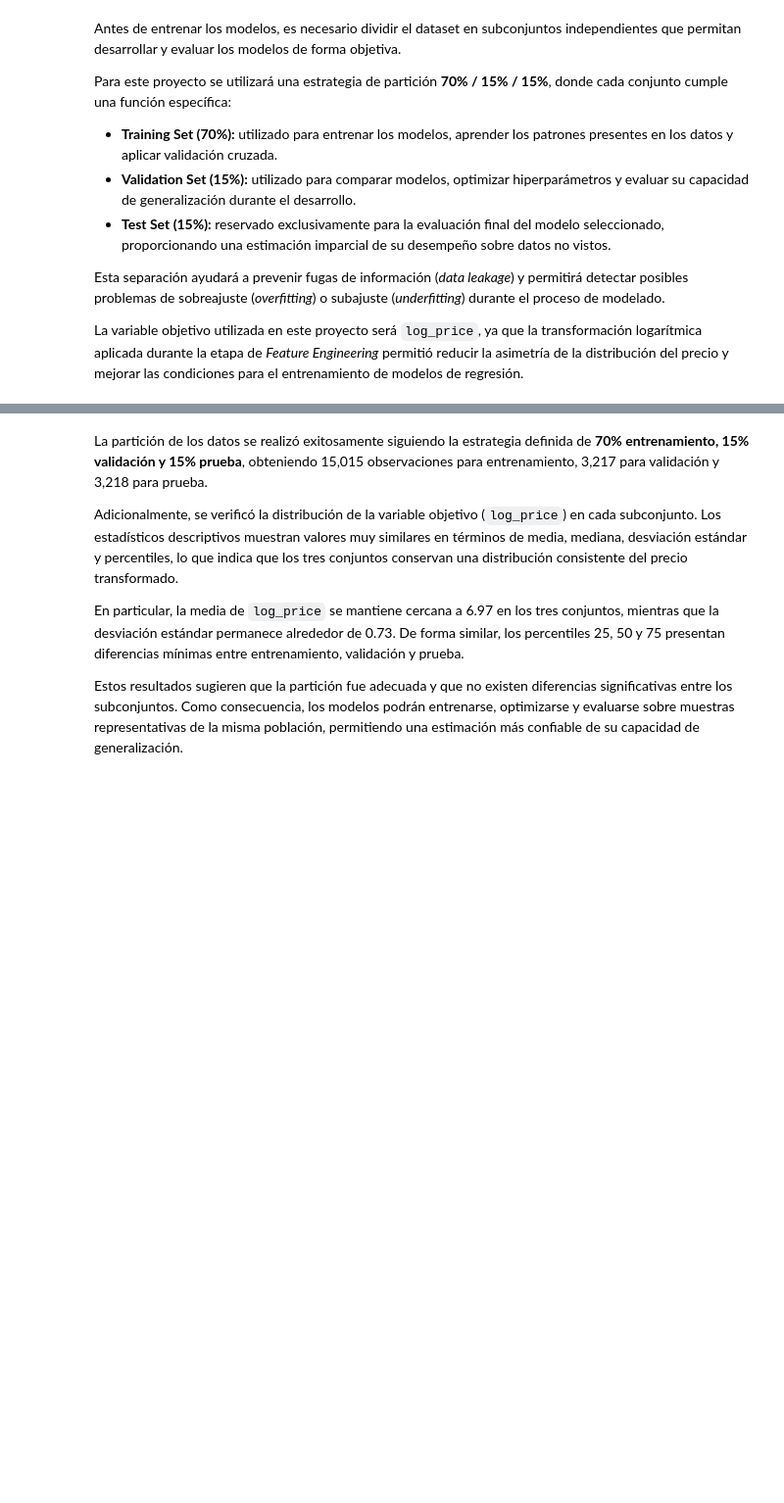
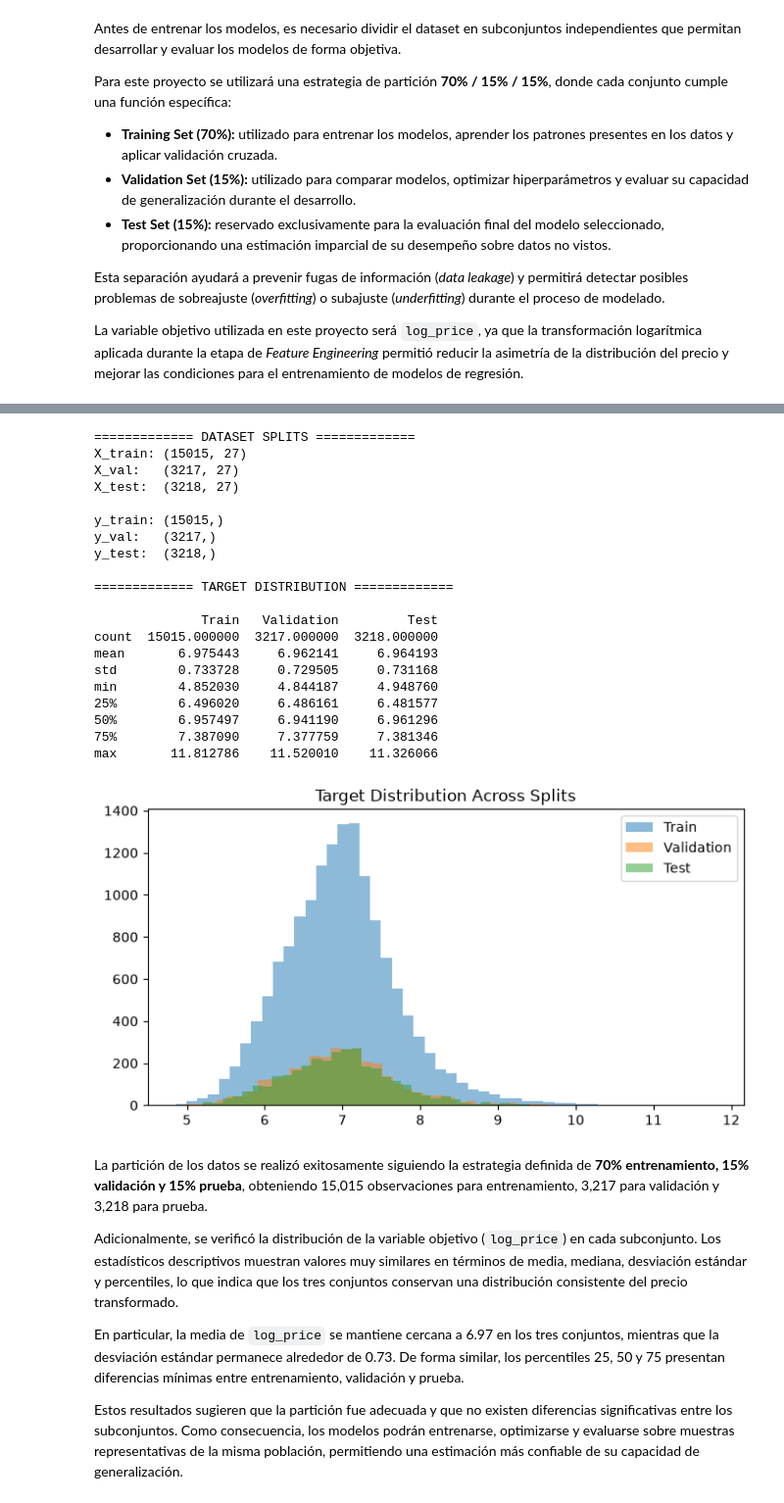
Before and after one commit to josue-rdgzcb/airbnb-price-prediction-mexico-city, a Jupyter notebook: notebooks/03_modeling.ipynb, the cells around one changed output, grey strips where cells are left out. Shown at 98% size. Saved outputs shown, nothing was run; the diff lists cells and outputs as text; code cells hidden in the pictures; blank space fills up the shorter version.

```diff
--- a/notebooks/03_modeling.ipynb
+++ b/notebooks/03_modeling.ipynb
@@ -184,3 +98,79 @@ max       11.812786    11.520010    11.326066
+# %%
+# TRAIN / VALIDATION / TEST SPLIT
+
+
+# Separate features and target
+X = df_model[MODEL_FEATURES]
+y = df_model["log_price"]
+
+# Split dataset into training, validation, and test sets
+X_train, X_val, X_test, y_train, y_val, y_test = split_data(
+    X,
+    y,
+    test_size=0.15,
+    validation_size=0.15,
+    random_state=42
+)
+
+# Validate dataset shapes
+print("============= DATASET SPLITS =============")
+
+print(f"X_train: {X_train.shape}")
+print(f"X_val:   {X_val.shape}")
+print(f"X_test:  {X_test.shape}")
+
+print()
+
+print(f"y_train: {y_train.shape}")
+print(f"y_val:   {y_val.shape}")
+print(f"y_test:  {y_test.shape}")
+
+
+# Validate target distributions
+print("\n============= TARGET DISTRIBUTION =============\n")
+
+# Combine distributions into one table
+summary = pd.concat([
+    y_train.describe().to_frame(name="Train"),
+    y_val.describe().to_frame(name="Validation"),
+    y_test.describe().to_frame(name="Test")
+], axis=1)
+
+print(summary)
+
+# Visualize distributions
+plt.figure(figsize=(8,4))
+
+plt.hist(y_train, bins=50, alpha=0.5, label="Train")
+plt.hist(y_val, bins=50, alpha=0.5, label="Validation")
+plt.hist(y_test, bins=50, alpha=0.5, label="Test")
+
+plt.legend()
+plt.title("Target Distribution Across Splits")
+
+plt.show()
+# %% [output]
+============= DATASET SPLITS =============
+X_train: (15015, 27)
+X_val:   (3217, 27)
+X_test:  (3218, 27)
+
+y_train: (15015,)
+y_val:   (3217,)
+y_test:  (3218,)
+
+============= TARGET DISTRIBUTION =============
+
+              Train   Validation         Test
+count  15015.000000  3217.000000  3218.000000
+mean       6.975443     6.962141     6.964193
+std        0.733728     0.729505     0.731168
+min        4.852030     4.844187     4.948760
+25%        6.496020     6.486161     6.481577
+50%        6.957497     6.941190     6.961296
+75%        7.387090     7.377759     7.381346
+max       11.812786    11.520010    11.326066
+[figure, added]
 # %% [markdown]
 La partición de los datos se realizó exitosamente siguiendo la estrategia definida de **70% entrenamiento, 15% validación y 15% prueba**, obteniendo 15,015 observaciones para entrenamiento, 3,217 para validación y 3,218 para prueba.
 
```
Also changed, not shown: parts of 34 cells of this notebook.
